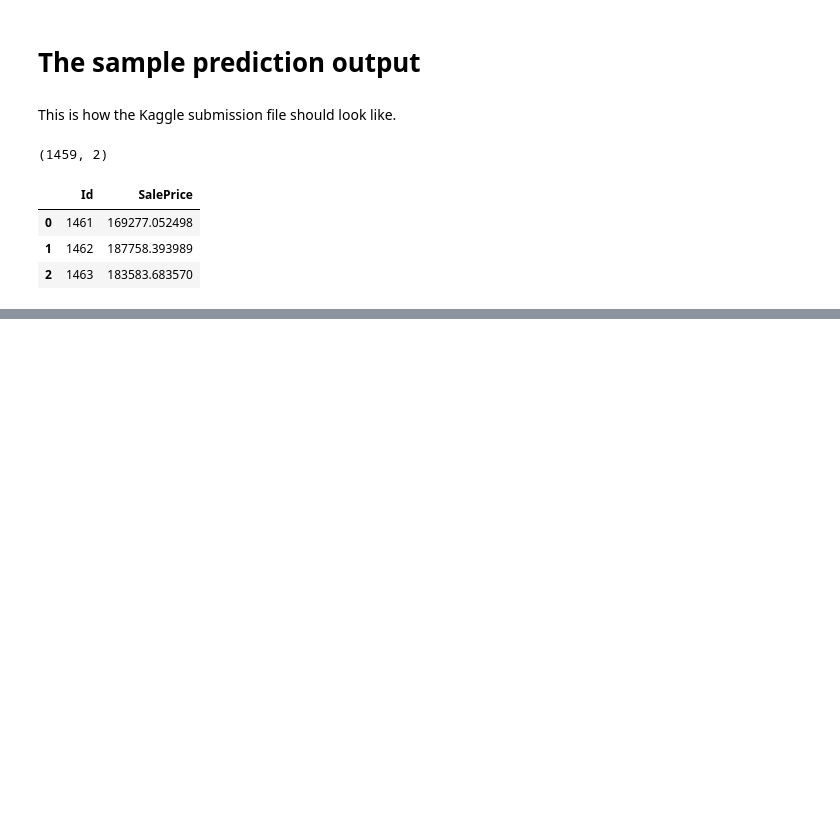
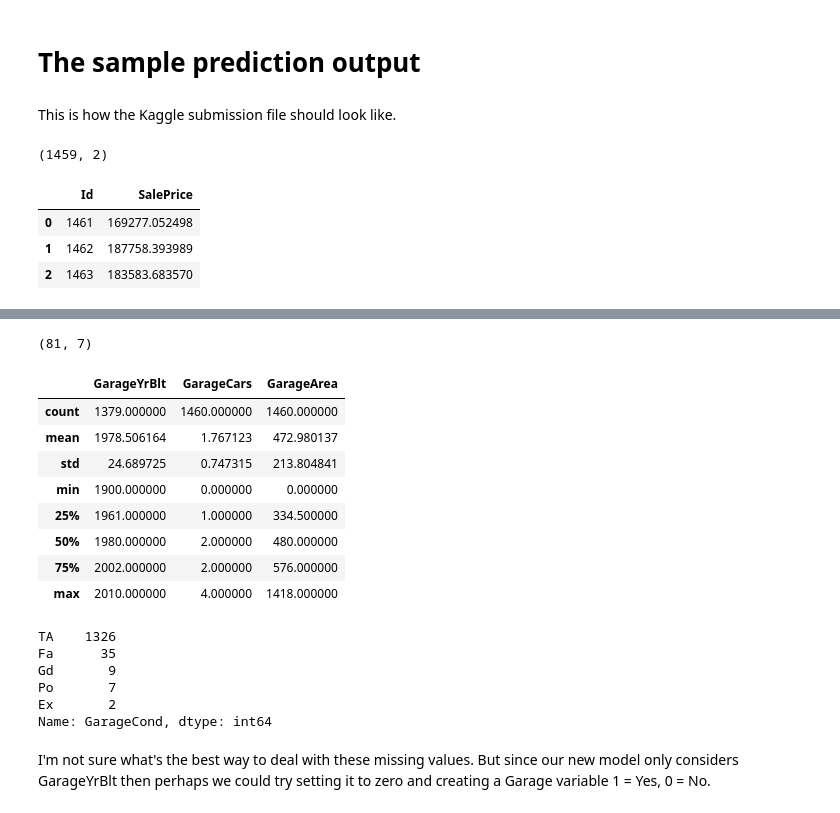
Before and after one commit to jmwagstaff/House-Prices, a Jupyter notebook: HousePrices.ipynb, the cells around one changed output, grey strips where cells are left out. Saved outputs shown, nothing was run; the diff lists cells and outputs as text; code cells hidden in the pictures; blank space fills up the shorter version.

Commit message:
second model developed

```diff
--- a/HousePrices.ipynb
+++ b/HousePrices.ipynb
@@ -451,0 +644,12 @@ samplePred.head(3)
+# %%
+# Let's look at all features related to Garage to make sure these missing values mean no garage
+# These are all the features related to garage:
+# GarageType, GarageYrBlt, GarageFinish, GarageCars, GarageArea, GarageQual, GarageCond
+indGarage = pd.Index(['GarageType', 'GarageYrBlt', 'GarageFinish', 'GarageCars',
+           'GarageArea', 'GarageQual', 'GarageCond'])
+#trainData[indGarage].head(3)
+# count missing values
+for i in list(trainData[indGarage].columns) :
+    k = sum(pd.isnull(trainData[indGarage][i]))
+    print(i, k)
+# they all have same number of missing values
@@ -451,0 +664,30 @@ samplePred.head(3)
+# %%
+# When the GarageArea == 0, all 81 missing values are set to NaN. Hence NaN really corresponds to No Garage.
+trainData.loc[trainData.GarageArea == 0, indGarage].shape
+# %% [output]
+(81, 7)
+# %%
+# numerical vars
+trainData[indGarage].describe()
+# %% [output]
+|  | GarageYrBlt | GarageCars | GarageArea |
+| count | 1379.000000 | 1460.000000 | 1460.000000 |
+| mean | 1978.506164 | 1.767123 | 472.980137 |
+| std | 24.689725 | 0.747315 | 213.804841 |
+| min | 1900.000000 | 0.000000 | 0.000000 |
+| 25% | 1961.000000 | 1.000000 | 334.500000 |
+| 50% | 1980.000000 | 2.000000 | 480.000000 |
+| 75% | 2002.000000 | 2.000000 | 576.000000 |
+| max | 2010.000000 | 4.000000 | 1418.000000 |
+# %%
+# categorical vars, e.g.
+trainData['GarageCond'].value_counts()
+# %% [output]
+TA    1326
+Fa      35
+Gd       9
+Po       7
+Ex       2
+Name: GarageCond, dtype: int64
+# %% [markdown]
+I'm not sure what's the best way to deal with these missing values. But since our new model only considers GarageYrBlt then perhaps we could try setting it to zero and creating a Garage variable 1 = Yes, 0 = No.
```
Also changed, not shown: parts of 36 cells of this notebook.
